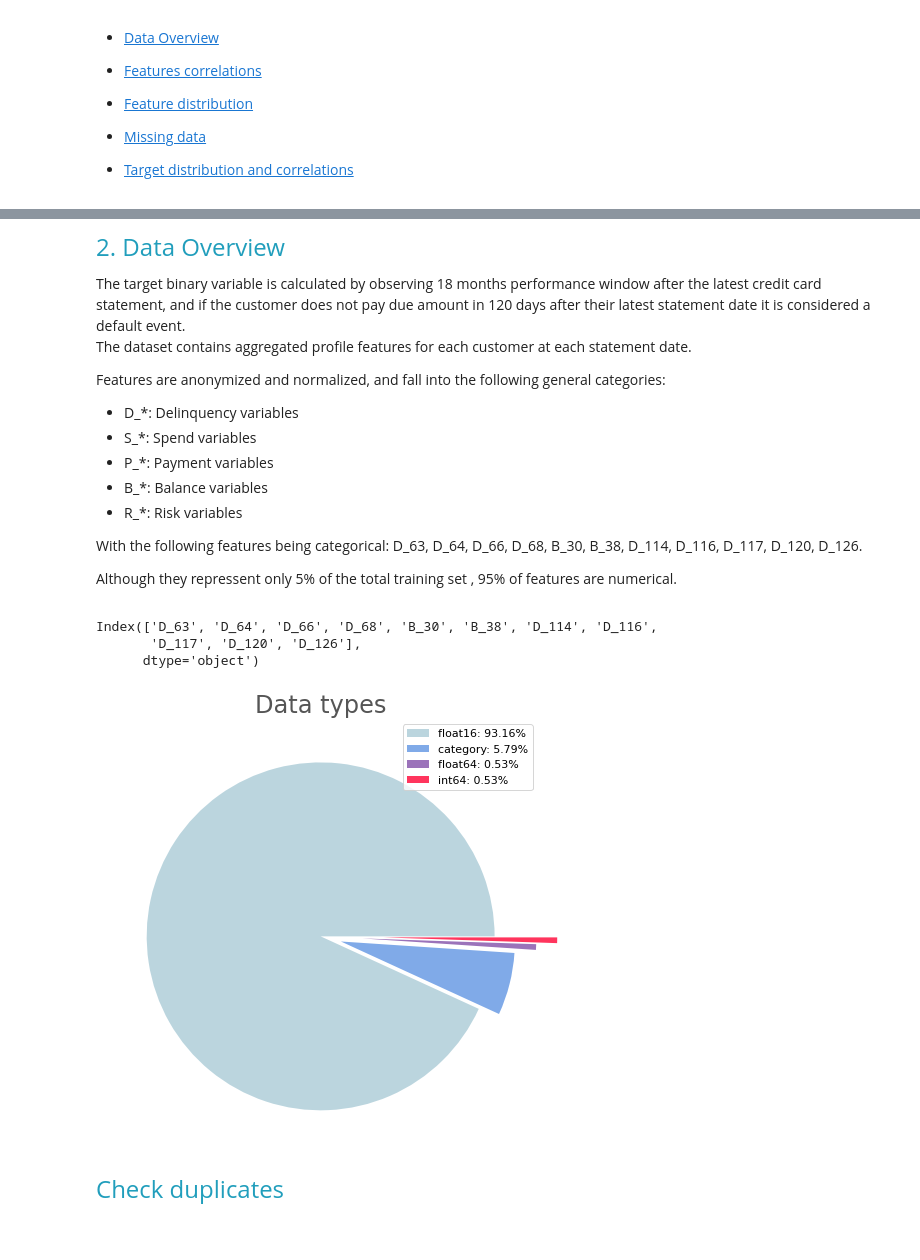
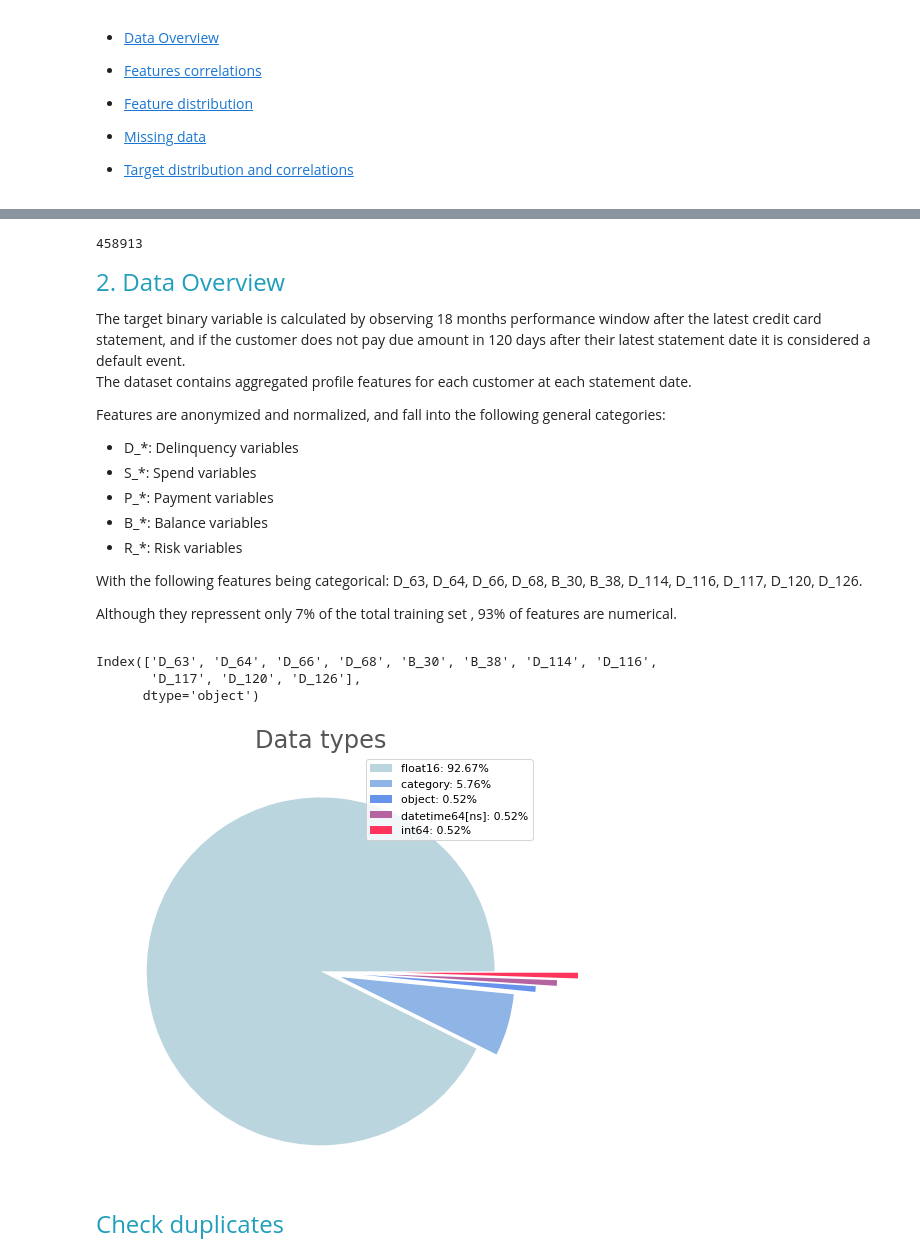
Before and after one commit to nadaol/Credit_default_challenge, a Jupyter notebook: EDA.ipynb, the cells around one changed output, grey strips where cells are left out. Saved outputs shown, nothing was run; the diff lists cells and outputs as text; code cells hidden in the pictures.

Commit message:
Data preprocessing and feeature engineering

```diff
--- a/EDA.ipynb
+++ b/EDA.ipynb
@@ -49,5 +36,8 @@ import torch
 # %%
 def get_colormap(N:int):
+    """
+        Returns a rgb and hex cyan to pink colormap with the specified number of segmentations.
+    """
     rgb_colors = LinearSegmentedColormap.from_list('my_colormap',
                                     ['#bbd5de','#6495ed','#ff355d'],
                                     N=N)
@@ -70,3 +46,5 @@ TEST_CSV = '../input/amaxcompr/processed_test_df.ftr'
+# %%
+TRAIN_CSV = '../input/amexfeather/train_data.ftr'
 # %%
 train_df = pd.read_feather(TRAIN_CSV)
 train_df
@@ -87,3 +65,7 @@ train_df
+# %%
+train_df['customer_ID'].nunique()
+# %% [output]
+458913
 # %% [markdown]
 <font size="5" style="color:#219ebc">2. Data Overview</font>
 <div id="2">
@@ -101,7 +83,7 @@ Features are anonymized and normalized, and fall into the following general cate
 
 With the following features being categorical: D_63, D_64, D_66, D_68, B_30, B_38, D_114, D_116, D_117, D_120, D_126.
 
-Although they repressent only 5% of the total training set , 95% of features are numerical.
+Although they repressent only 7% of the total training set , 93% of features are numerical.
 # %%
 train_df.select_dtypes(include='category').columns
 # %% [output]
@@ -110,6 +92,9 @@ Index(['D_63', 'D_64', 'D_66', 'D_68', 'B_30', 'B_38', 'D_114', 'D_116',
       dtype='object')
 # %%
 def plot_pie(data:pd.Series,title:str,size:int,ax=None) -> None:
+    """
+        Plot class distribution pie chart of a categorical varable.
+    """
     if ax is None:
         fig,ax = plt.subplots(1,1)
     ax.set_title(title,fontsize=24,color='#555555')
@@ -126,10 +111,11 @@ def plot_pie(data:pd.Series,title:str,size:int,ax=None) -> None:
     labels = [f'{label}: {value:0.2f}%' for label,value in zip(labels,perc)]
     ax.legend(labels=labels,fontsize=11)
 # %%
-dtypes_counts = train_df.dtypes.astype(str).value_counts()
+dtypes_counts = train_df.sample(10000).dtypes.astype(str).value_counts()
 plot_pie(dtypes_counts,'Data types',8)
+del dtypes_counts
 # %% [output]
-[figure, old version]
+[figure, new version]
 # %% [markdown]
 <font size="5" style="color:#219ebc">Check duplicates</font>
 # %%
```
Also changed, not shown: parts of 27 cells of this notebook, 2 other files.
